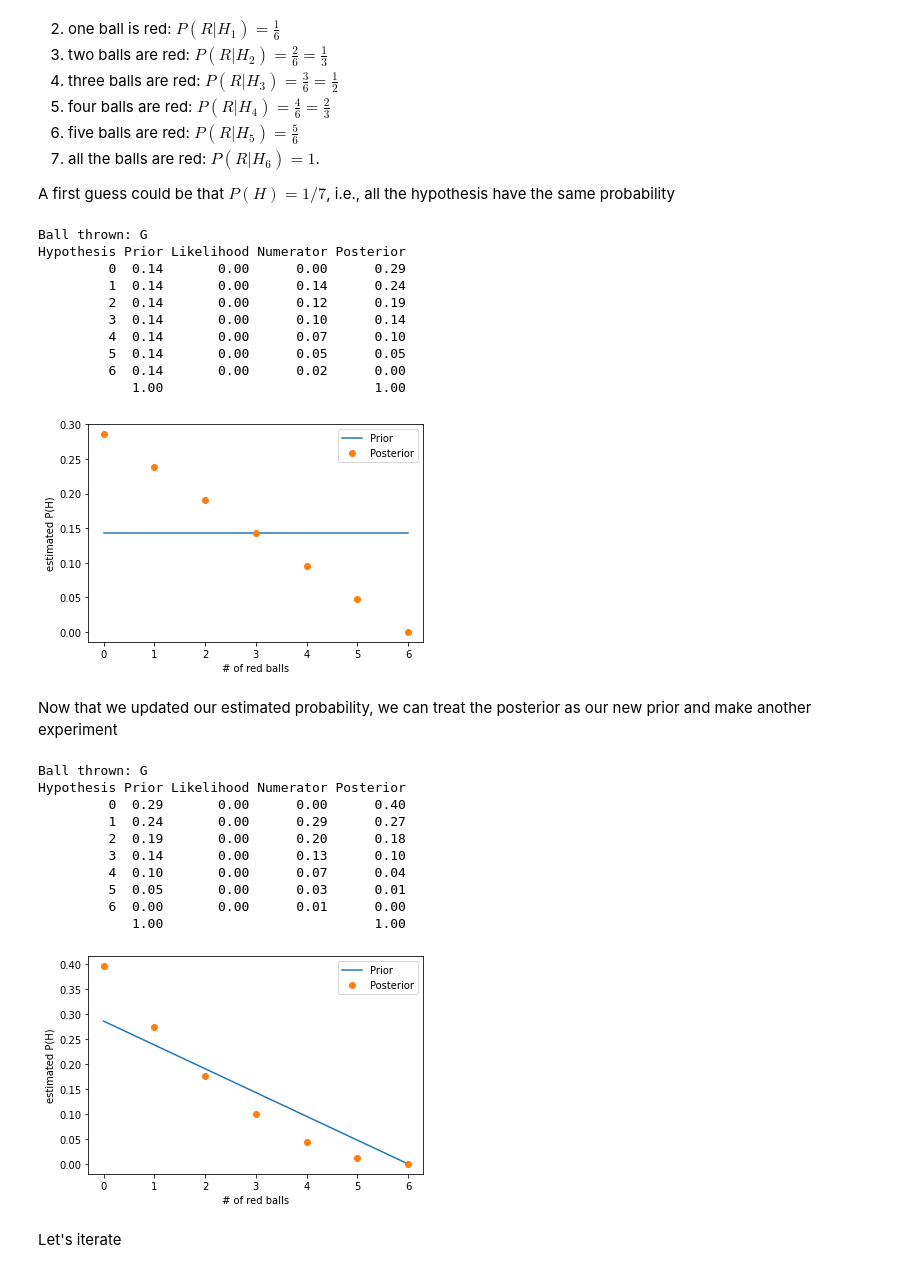
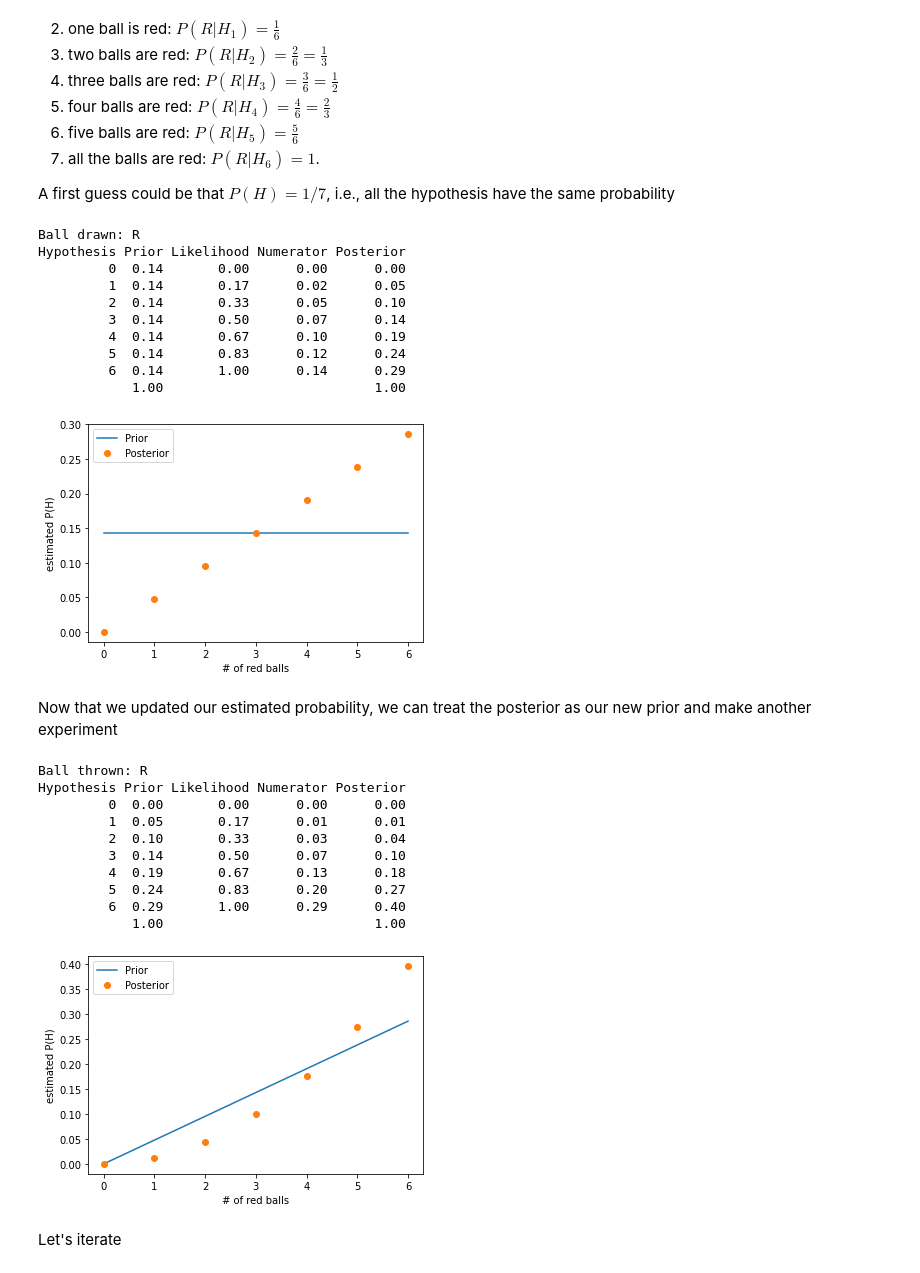
Before and after one commit to organtin/physics, a Jupyter notebook: Springer/physWArduinoSmartphones/cap-07/An application of the Bayes Theorem.ipynb, the cells around one changed output. Drawn from its saved outputs; the diff is of its cells as text; code cells hidden in the pictures.

Commit message:
Fixed animation

```diff
--- a/Springer/physWArduinoSmartphones/cap-07/An application of the Bayes Theorem.ipynb
+++ b/Springer/physWArduinoSmartphones/cap-07/An application of the Bayes Theorem.ipynb
@@ -38,13 +37,14 @@ Likelihood = [0, 1/6, 1/3, 1/2, 2/3, 5/6, 1]
 Prior = [1/7]*len(Likelihood)
 
 ball = urn[np.random.randint(0,6)]
-print(f'Ball thrown: {ball}')
+print(f'Ball drawn: {ball}')
 print('Hypothesis Prior Likelihood Numerator Posterior')
 
 updatedProbability = []
 
 # the following line is needed in jupyter notebooks to make the plot to appear
-%matplotlib inline
+
+plt.rcParams["animation.html"] = "jshtml"
 
 def updateProbability(Likelihood, Prior, verbose = True, plot = True):
     if not verbose:
@@ -55,44 +55,44 @@ def updateProbability(Likelihood, Prior, verbose = True, plot = True):
     for nH in range(len(Likelihood)):
         PRH = Likelihood[nH]
         if ball != 'R':
             PRH = 1 - PRH
         BayesNumerator[nH] = Prior[nH]*PRH
         Px += BayesNumerator[nH]
 
     sumPrior = 0
     sumPosterior = 0
     for nH in range(len(Likelihood)):
         Posterior[nH] = BayesNumerator[nH]/Px
         sumPosterior += Posterior[nH]
         sumPrior += Prior[nH]
         if verbose:
-            print(f'{nH:10} {Prior[nH]:5.2f} {PRH:10.2f} ' +
-                  f'{BayesNumerator[nH-1]:9.2f} {Posterior[nH]:9.2f}')
+            print(f'{nH:10} {Prior[nH]:5.2f} {Likelihood[nH]:10.2f} ' +
+                  f'{BayesNumerator[nH]:9.2f} {Posterior[nH]:9.2f}')
     if verbose:
         print(f'{sumPrior:16.2f} {sumPosterior:30.2f}')
     if plot:
         plt.plot(range(0,7,1), Prior, '-', label = 'Prior')
         plt.plot(range(0,7,1), Posterior, 'o', label = 'Posterior')
         plt.xlabel('# of red balls')
         plt.ylabel('estimated P(H)')
         plt.legend()
         plt.show()
     return Posterior
 
 Posterior = updateProbability(Likelihood, Prior)
 updatedProbability.append(Posterior)
 # %% [output]
-Ball thrown: G
+Ball drawn: R
 Hypothesis Prior Likelihood Numerator Posterior
-         0  0.14       0.00      0.00      0.29
-         1  0.14       0.00      0.14      0.24
-         2  0.14       0.00      0.12      0.19
-         3  0.14       0.00      0.10      0.14
-         4  0.14       0.00      0.07      0.10
-         5  0.14       0.00      0.05      0.05
-         6  0.14       0.00      0.02      0.00
+         0  0.14       0.00      0.00      0.00
+         1  0.14       0.17      0.02      0.05
+         2  0.14       0.33      0.05      0.10
+         3  0.14       0.50      0.07      0.14
+         4  0.14       0.67      0.10      0.19
+         5  0.14       0.83      0.12      0.24
+         6  0.14       1.00      0.14      0.29
             1.00                           1.00
-[figure, old version]
+[figure, new version]
 # %% [markdown]
 Now that we updated our estimated probability, we can treat the posterior as our new prior and make another experiment
 # %%
@@ -103,17 +103,17 @@ print('Hypothesis Prior Likelihood Numerator Posterior')
 Posterior = updateProbability(Likelihood, Prior)
 updatedProbability.append(Posterior)
 # %% [output]
-Ball thrown: G
+Ball thrown: R
 Hypothesis Prior Likelihood Numerator Posterior
-         0  0.29       0.00      0.00      0.40
-         1  0.24       0.00      0.29      0.27
-         2  0.19       0.00      0.20      0.18
-         3  0.14       0.00      0.13      0.10
-         4  0.10       0.00      0.07      0.04
-         5  0.05       0.00      0.03      0.01
-         6  0.00       0.00      0.01      0.00
+         0  0.00       0.00      0.00      0.00
+         1  0.05       0.17      0.01      0.01
+         2  0.10       0.33      0.03      0.04
+         3  0.14       0.50      0.07      0.10
+         4  0.19       0.67      0.13      0.18
+         5  0.24       0.83      0.20      0.27
+         6  0.29       1.00      0.29      0.40
             1.00                           1.00
-[figure, old version]
+[figure, new version]
 # %% [markdown]
 Let's iterate
 # %%
```
Also changed, not shown: parts of 6 cells of this notebook.
